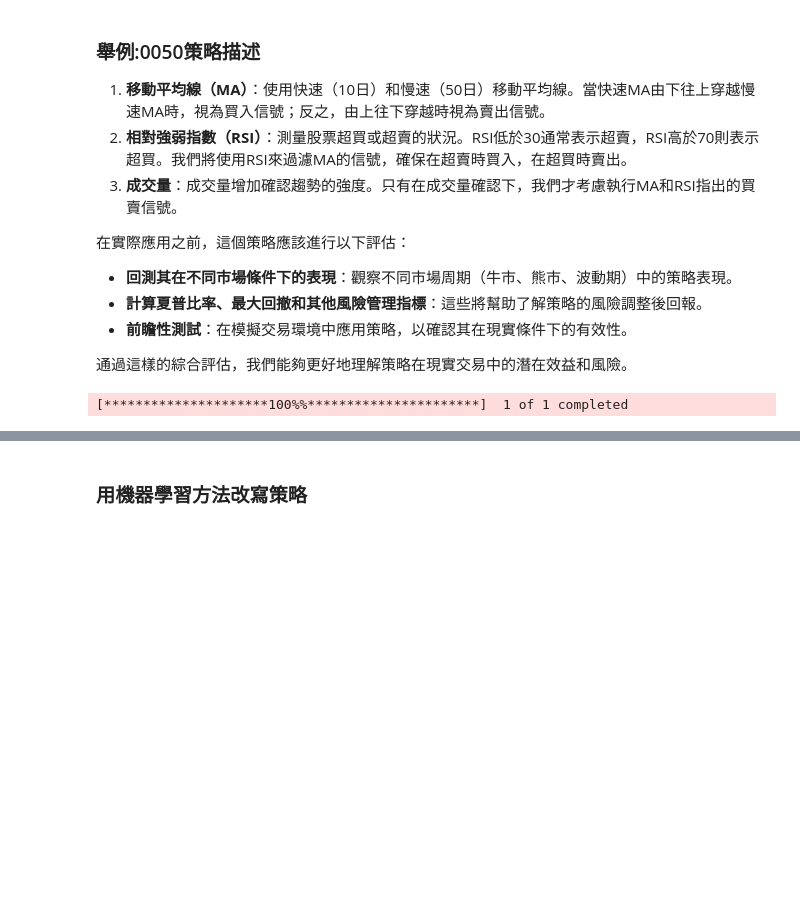
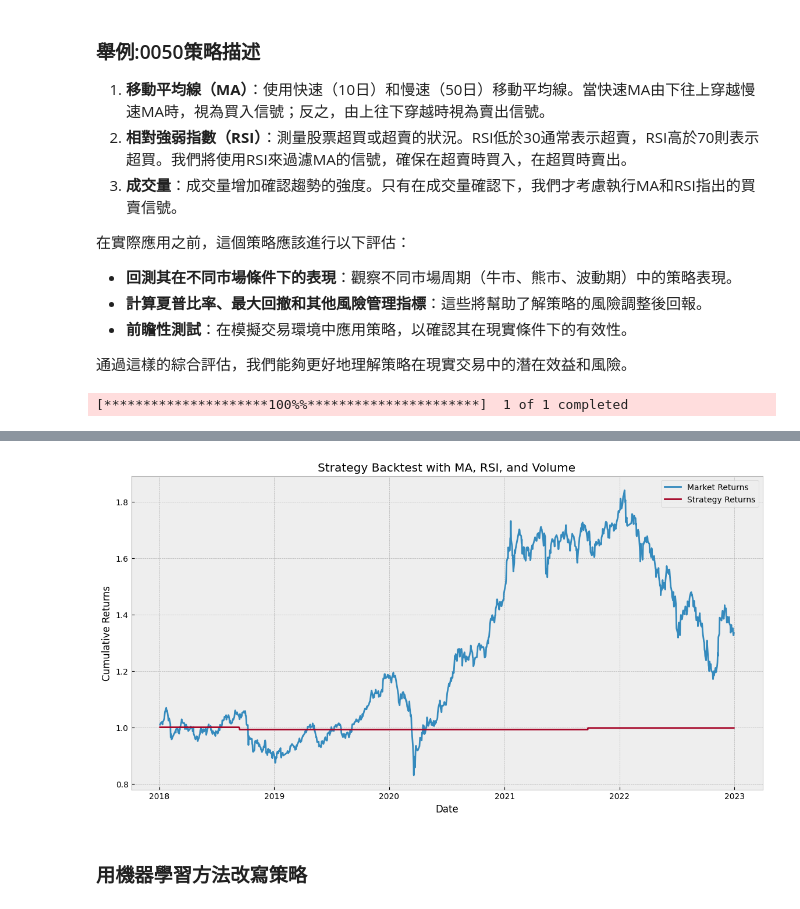
Before and after one commit to willismax/MediaSystem-Python-Course, a Jupyter notebook: 01.Intro-Python/Python資料分析應用_股票分析入門.ipynb, the cells around one changed output, grey strips where cells are left out. Saved outputs shown, nothing was run; the diff lists cells and outputs as text; code cells hidden in the pictures; blank space fills up the shorter version.

```diff
--- a/01.Intro-Python/Python資料分析應用_股票分析入門.ipynb
+++ b/01.Intro-Python/Python資料分析應用_股票分析入門.ipynb
@@ -583,15 +592,16 @@ import matplotlib.pyplot as plt
 data = yf.download('0050.TW', start='2018-01-01', end='2023-01-01')
 
 # 計算移動平均線
-data['SMA10'] = data['Close'].rolling(window=10).mean()
-data['SMA50'] = data['Close'].rolling(window=50).mean()
+data['SMA5'] = data['Close'].rolling(window=5).mean()
+data['SMA20'] = data['Close'].rolling(window=20).mean()
+data['SMA60'] = data['Close'].rolling(window=60).mean()
 
 # 計算RSI
 delta = data['Close'].diff()
 up = delta.clip(lower=0)
 down = -1 * delta.clip(upper=0)
-roll_up = up.rolling(window=14).mean()
-roll_down = down.rolling(window=14).mean()
+roll_up = up.rolling(window=9).mean()
+roll_down = down.rolling(window=9).mean()
 RS = roll_up / roll_down
 data['RSI'] = 100.0 - (100.0 / (1.0 + RS))
 
@@ -599,8 +609,8 @@ data['RSI'] = 100.0 - (100.0 / (1.0 + RS))
 data['Volume_avg'] = data['Volume'].rolling(window=20).mean()
 
 # 生成交易信號
-data['Buy'] = ((data['SMA10'] > data['SMA50']) & (data['RSI'] < 30) & (data['Volume'] > data['Volume_avg']))
-data['Sell'] = ((data['SMA10'] < data['SMA50']) & (data['RSI'] > 70) & (data['Volume'] > data['Volume_avg']))
+data['Buy'] = ((data['SMA5'] > data['SMA20']) & (data['SMA20'] > data['SMA60']) & (data['RSI'] < 30) & (data['Volume'] > data['Volume_avg']))
+data['Sell'] = ((data['SMA5'] < data['SMA20']) & (data['SMA20'] < data['SMA60']) & (data['RSI'] > 70) & (data['Volume'] > data['Volume_avg']))
 
 # 計算日常回報和策略回報
 data['Returns'] = data['Close'].pct_change()
@@ -611,11 +621,14 @@ data['Cumulative Market Returns'] = (1 + data['Returns']).cumprod()
 data['Cumulative Strategy Returns'] = (1 + data['Strategy']).cumprod()
 
 # 繪圖
-plt.figure(figsize=(14,7))
+plt.figure(figsize=(14, 7))
 plt.plot(data['Cumulative Market Returns'], label='Market Returns')
 plt.plot(data['Cumulative Strategy Returns'], label='Strategy Returns')
 plt.title('Strategy Backtest with MA, RSI, and Volume')
+plt.xlabel('Date')
+plt.ylabel('Cumulative Returns')
 plt.legend()
+plt.grid(True)
 plt.show()
 # %% [output]
 [*********************100%%**********************]  1 of 1 completed
@@ -623,3 +635,4 @@ plt.show()
+[figure, added]
 # %% [markdown]
 ### 用機器學習方法改寫策略
 # %% [markdown]
```
Also changed, not shown: parts of 10 cells of this notebook.
